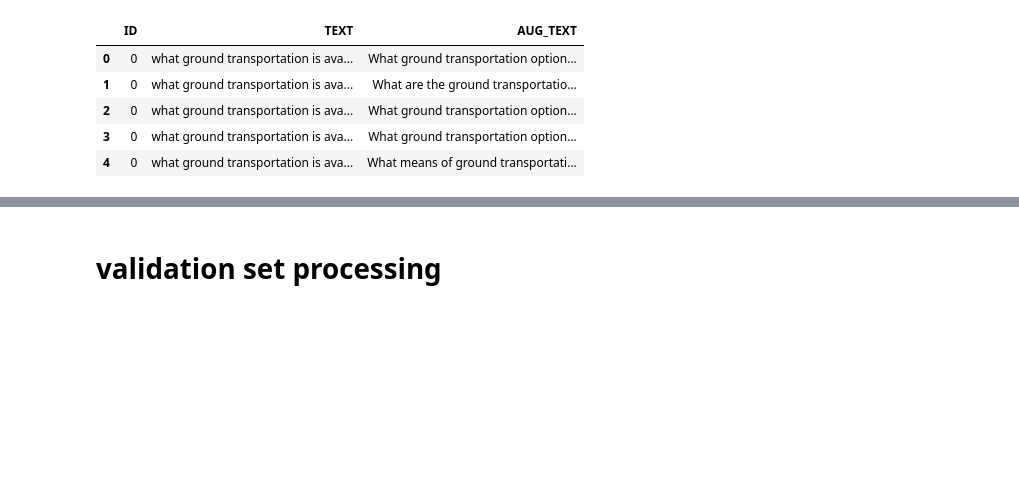
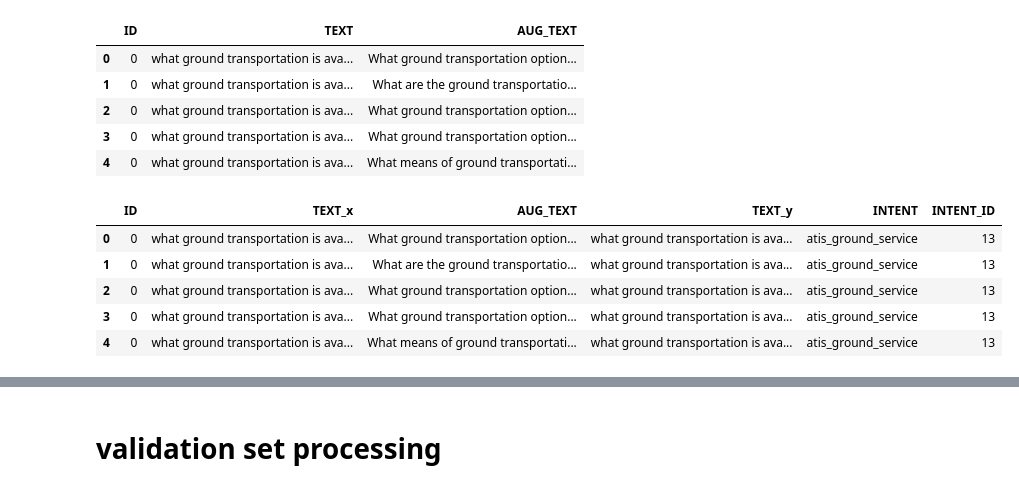
Before and after one commit to abhi-khare/Infinite, a Jupyter notebook: notebook/backtrans_testset_processing.ipynb, the cells around one changed output, grey strips where cells are left out. Cells and saved outputs as stored; diff of their text form; code cells hidden in the pictures; blank space fills up the shorter version.

```diff
--- a/notebook/backtrans_testset_processing.ipynb
+++ b/notebook/backtrans_testset_processing.ipynb
@@ -65,3 +30,6 @@ orig_train.head()
 | 2 | 1910 | flights on american from phoenix ... | atis_flight | 9 |
 | 3 | 584 | i want to arrive in detroit aroun... | atis_flight | 9 |
 | 4 | 4254 | please list the flights from char... | atis_flight | 9 |
+# %%
+orig_train['ID'] = list(range(len(orig_train)))
+orig_train.head()
@@ -91,7 +66,15 @@ aug_train_de_1.head()
 aug_train = pd.concat([aug_train_de_1,aug_train_de_2,aug_train_de_3,aug_train_de_4,
                        aug_train_ru_1,aug_train_ru_2,aug_train_ru_3,aug_train_ru_4])
 # %%
-merged_data = pd.merge(orig_train, aug_train, how='inner')
+merged_data = pd.merge(aug_train,orig_train,on='ID')
+merged_data.head()
+# %% [output]
+|  | ID | TEXT_x | AUG_TEXT | TEXT_y | INTENT | INTENT_ID |
+| 0 | 0 | what ground transportation is ava... | What ground transportation option... | what ground transportation is ava... | atis_ground_service | 13 |
+| 1 | 0 | what ground transportation is ava... | What are the ground transportatio... | what ground transportation is ava... | atis_ground_service | 13 |
+| 2 | 0 | what ground transportation is ava... | What ground transportation option... | what ground transportation is ava... | atis_ground_service | 13 |
+| 3 | 0 | what ground transportation is ava... | What ground transportation option... | what ground transportation is ava... | atis_ground_service | 13 |
+| 4 | 0 | what ground transportation is ava... | What means of ground transportati... | what ground transportation is ava... | atis_ground_service | 13 |
 # %%
 merged_data = merged_data[['ID','AUG_TEXT','INTENT','INTENT_ID']]
 # %%
```
Also changed, not shown: parts of 46 cells of this notebook, 29 other files.
